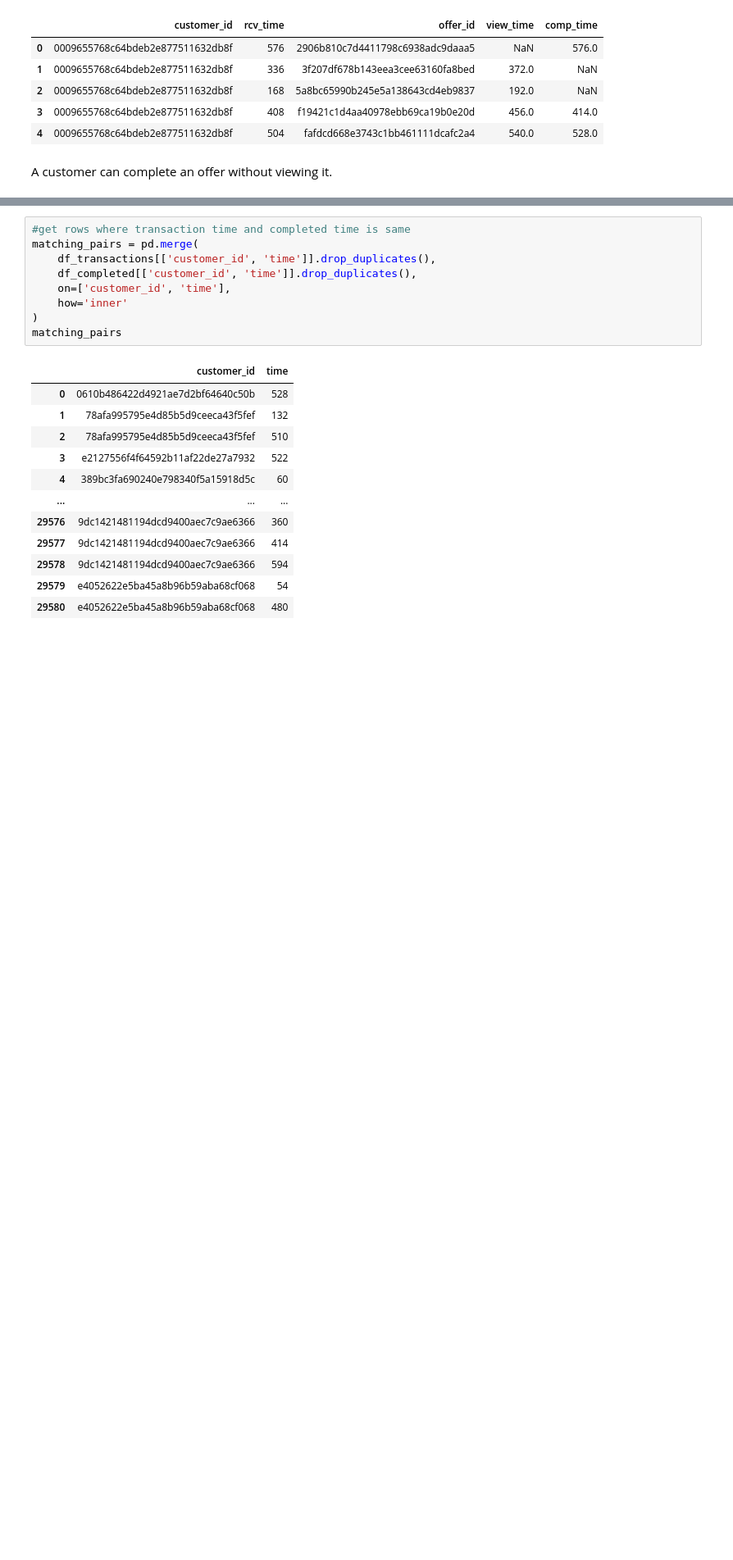
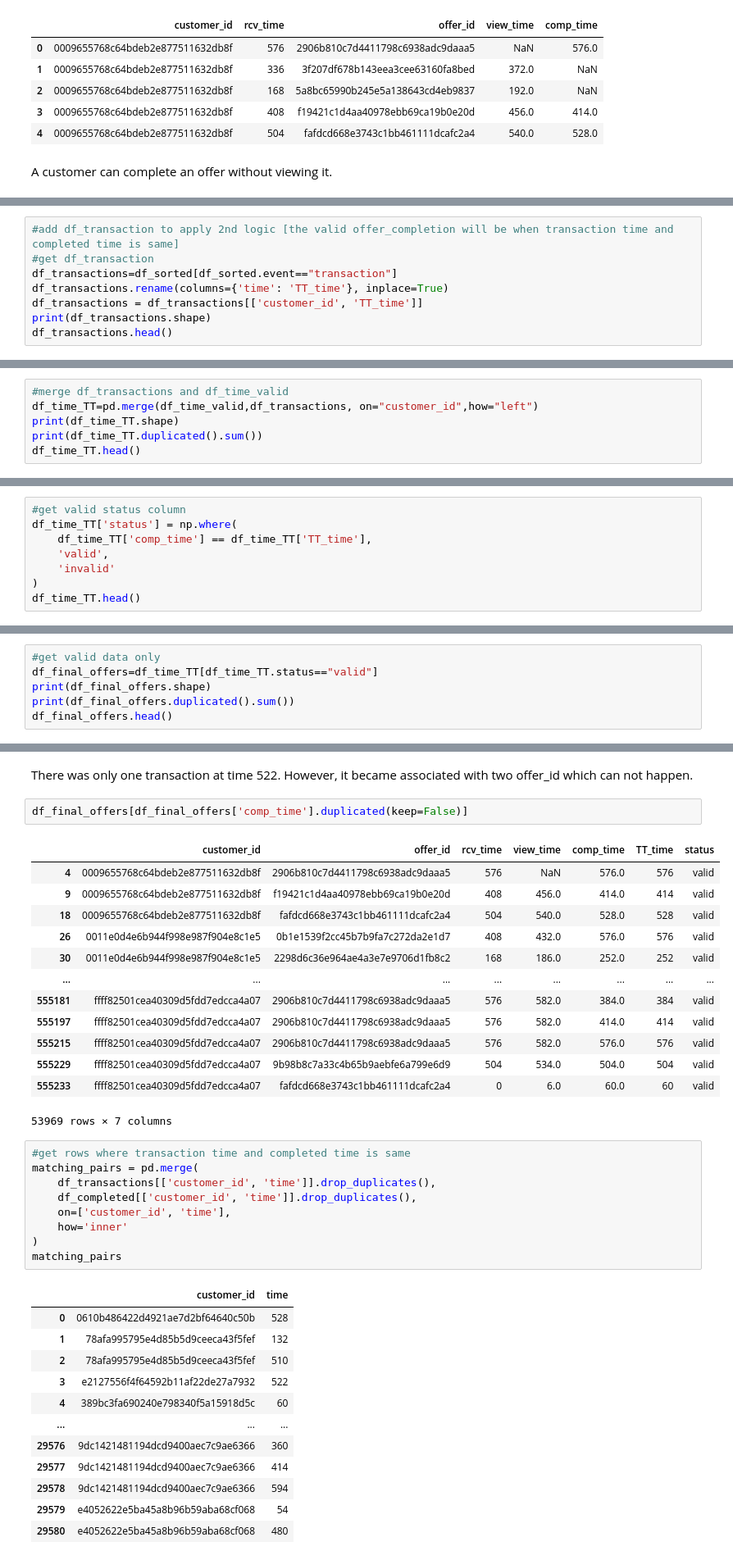
Before and after one commit to irfanzim/Python-Maven-Rewards-Challenge, a Jupyter notebook: Untitled1.ipynb, the cells around one changed output, grey strips where cells are left out. Shown at 82% size. Cells and saved outputs as stored; diff of their text form; blank space fills up the shorter version.

```diff
--- a/Untitled1.ipynb
+++ b/Untitled1.ipynb
@@ -546,0 +666,8 @@ df_time.head()
+# %%
+#add df_transaction to apply 2nd logic [the valid offer_completion will be when transaction time and completed time is same]
+#get df_transaction
+df_transactions=df_sorted[df_sorted.event=="transaction"]
+df_transactions.rename(columns={'time': 'TT_time'}, inplace=True)
+df_transactions = df_transactions[['customer_id', 'TT_time']]
+print(df_transactions.shape)
+df_transactions.head()
@@ -546,0 +682,6 @@ df_time.head()
+# %%
+#merge df_transactions and df_time_valid
+df_time_TT=pd.merge(df_time_valid,df_transactions, on="customer_id",how="left")
+print(df_time_TT.shape)
+print(df_time_TT.duplicated().sum())
+df_time_TT.head()
@@ -546,0 +697,8 @@ df_time.head()
+# %%
+#get valid status column
+df_time_TT['status'] = np.where(
+    df_time_TT['comp_time'] == df_time_TT['TT_time'],
+    'valid',
+    'invalid'
+)
+df_time_TT.head()
@@ -546,0 +712,6 @@ df_time.head()
+# %%
+#get valid data only
+df_final_offers=df_time_TT[df_time_TT.status=="valid"]
+print(df_final_offers.shape)
+print(df_final_offers.duplicated().sum())
+df_final_offers.head()
@@ -547,3 +734,21 @@ df_time.head()
+# %% [markdown]
+There was only one transaction at time 522. However, it became associated with two offer_id which can not happen.
+# %%
+df_final_offers[df_final_offers['comp_time'].duplicated(keep=False)]
+# %% [output]
+|  | customer_id | offer_id | rcv_time | view_time | comp_time | TT_time | status |
+| 4 | 0009655768c64bdeb2e877511632db8f | 2906b810c7d4411798c6938adc9daaa5 | 576 | NaN | 576.0 | 576 | valid |
+| 9 | 0009655768c64bdeb2e877511632db8f | f19421c1d4aa40978ebb69ca19b0e20d | 408 | 456.0 | 414.0 | 414 | valid |
+| 18 | 0009655768c64bdeb2e877511632db8f | fafdcd668e3743c1bb461111dcafc2a4 | 504 | 540.0 | 528.0 | 528 | valid |
+| 26 | 0011e0d4e6b944f998e987f904e8c1e5 | 0b1e1539f2cc45b7b9fa7c272da2e1d7 | 408 | 432.0 | 576.0 | 576 | valid |
+| 30 | 0011e0d4e6b944f998e987f904e8c1e5 | 2298d6c36e964ae4a3e7e9706d1fb8c2 | 168 | 186.0 | 252.0 | 252 | valid |
+| ... | ... | ... | ... | ... | ... | ... | ... |
+| 555181 | ffff82501cea40309d5fdd7edcca4a07 | 2906b810c7d4411798c6938adc9daaa5 | 576 | 582.0 | 384.0 | 384 | valid |
+| 555197 | ffff82501cea40309d5fdd7edcca4a07 | 2906b810c7d4411798c6938adc9daaa5 | 576 | 582.0 | 414.0 | 414 | valid |
+| 555215 | ffff82501cea40309d5fdd7edcca4a07 | 2906b810c7d4411798c6938adc9daaa5 | 576 | 582.0 | 576.0 | 576 | valid |
+| 555229 | ffff82501cea40309d5fdd7edcca4a07 | 9b98b8c7a33c4b65b9aebfe6a799e6d9 | 504 | 534.0 | 504.0 | 504 | valid |
+| 555233 | ffff82501cea40309d5fdd7edcca4a07 | fafdcd668e3743c1bb461111dcafc2a4 | 0 | 6.0 | 60.0 | 60 | valid |
+53969 rows × 7 columns
 # %%
 #get rows where transaction time and completed time is same
 matching_pairs = pd.merge(
```
Also changed, not shown: parts of 17 cells of this notebook.
